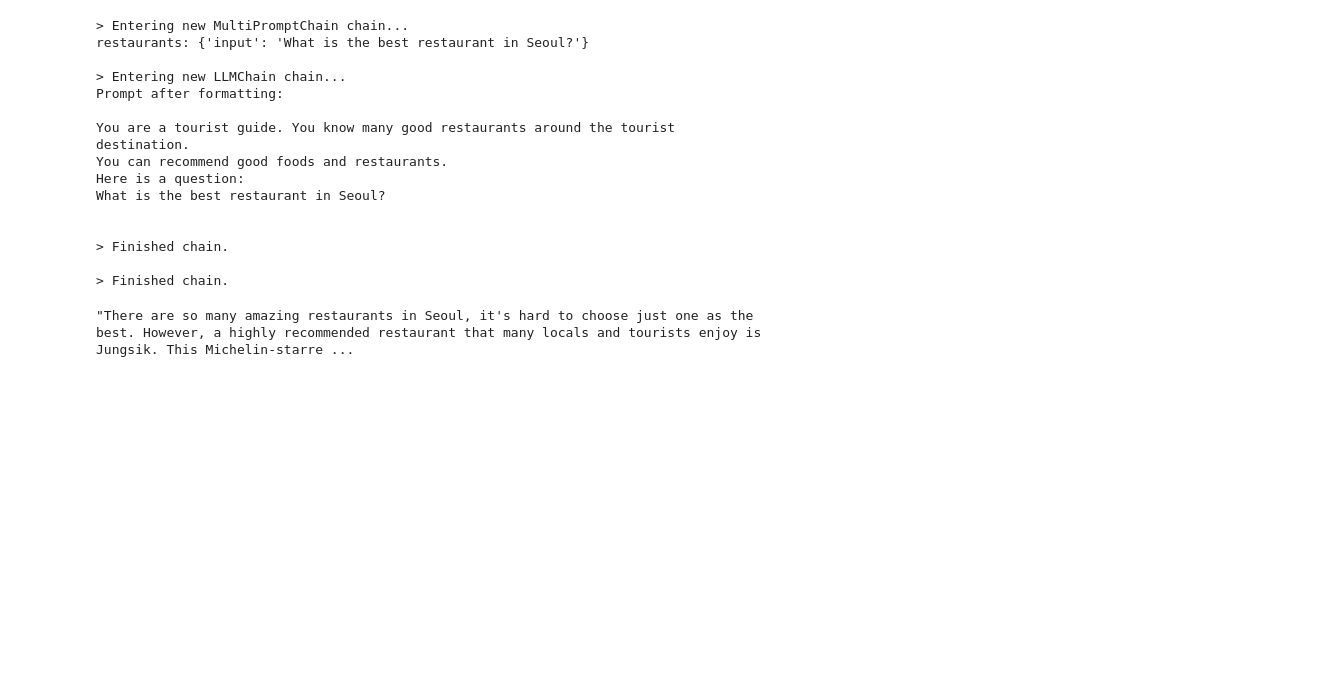
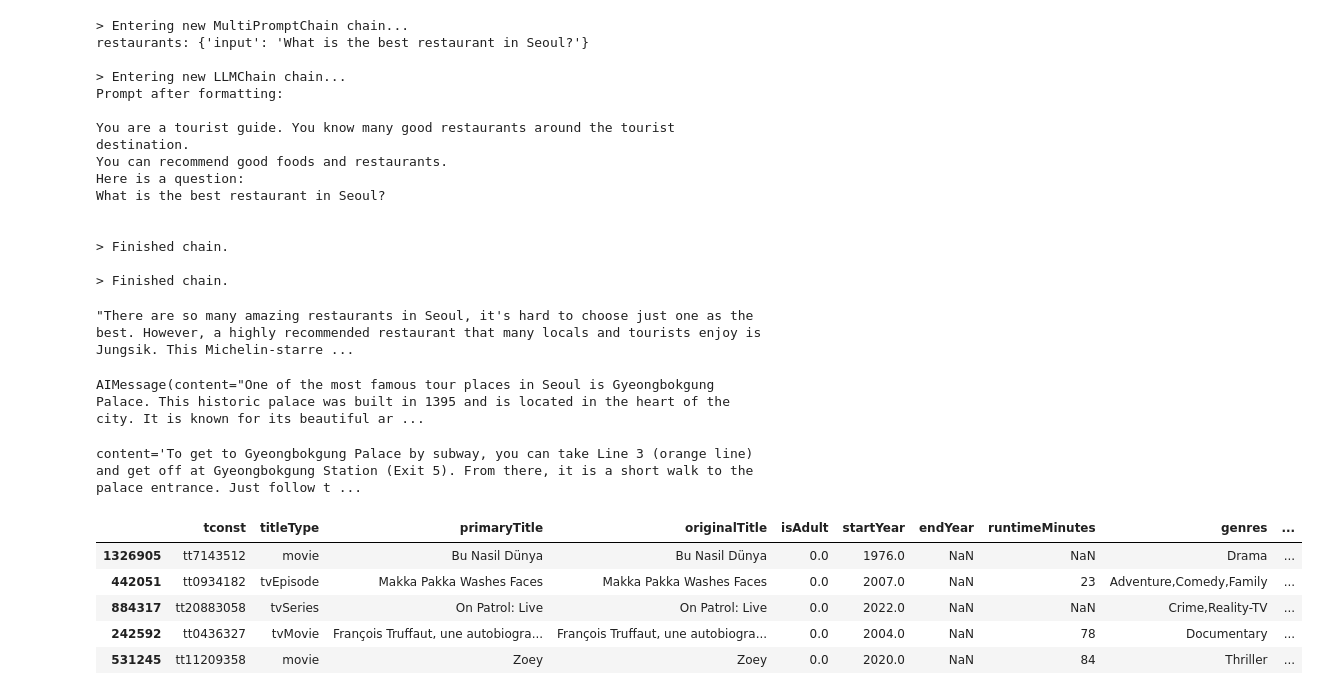
Before and after one commit to Youngerjesus/langchain-practice, a Jupyter notebook: Hello LangChain/Hello LangChain.ipynb, the cells around one changed output. Saved outputs shown, nothing was run; the diff lists cells and outputs as text; code cells hidden in the pictures; blank space fills up the shorter version.

Commit message:
feat: LangChain 어플리케이션 개발하기 15~16

```diff
--- a/Hello LangChain/Hello LangChain.ipynb
+++ b/Hello LangChain/Hello LangChain.ipynb
@@ -1156,3 +1156,38 @@ What is the best restaurant in Seoul?
 
 > Finished chain.
 "There are so many amazing restaurants in Seoul, it's hard to choose just one as the best. However, a highly recommended restaurant that many locals and tourists enjoy is Jungsik. This Michelin-starre ...
+# %%
+from langchain.llms import OpenAI
+from langchain.prompts import PromptTemplate
+from langchain.chains import LLMChain
+from langchain.chat_models import ChatOpenAI
+
+model = ChatOpenAI()
+
+prompt = PromptTemplate.from_template("what is the famous tour place in {city}?")
+chain = prompt | model
+city = "Seoul"
+
+chain.invoke({"city":city})
+# %% [output]
+AIMessage(content="One of the most famous tour places in Seoul is Gyeongbokgung Palace. This historic palace was built in 1395 and is located in the heart of the city. It is known for its beautiful ar ...
+# %%
+# Sequential Chain with LCEL
+from operator import itemgetter
+
+from langchain.chat_models import ChatOpenAI
+from langchain.prompts import PromptTemplate
+from langchain.schema import StrOutputParser
+
+prompt1 = PromptTemplate.from_template("what is the famous tour place in {city}? Tell me the name of the place only without additional comments.")
+prompt2 = PromptTemplate.from_template("How can I get {place} by {transport}?")
+
+chain1 = prompt1 | model
+chain2 = prompt2 | model
+chain = {"place":chain1,"transport":itemgetter("transport")} | chain2
+
+output = chain.invoke({"city": "Seoul", "transport": "subway"})
+
+print(output)
+# %% [output]
+content='To get to Gyeongbokgung Palace by subway, you can take Line 3 (orange line) and get off at Gyeongbokgung Station (Exit 5). From there, it is a short walk to the palace entrance. Just follow t ...
@@ -1158,0 +1222,26 @@ What is the best restaurant in Seoul?
+# %%
+import gzip, shutil
+import pandas as pd
+
+with gzip.open("./dataset/title.basics.tsv.gz", 'rb') as f_in:
+    with open("./dataset/title.basics.tsv", 'wb') as f_out:
+        shutil.copyfileobj(f_in, f_out)
+
+with gzip.open("./dataset/title.ratings.tsv.gz", 'rb') as f_in:
+    with open("./dataset/title.ratings.tsv", 'wb') as f_out:
+        shutil.copyfileobj(f_in, f_out)
+
+
+basics = pd.read_csv('./dataset/title.basics.tsv', sep='\t', low_memory=False, na_values=['\\N'])
+ratings = pd.read_csv('./dataset/title.ratings.tsv', sep='\t', low_memory=False, na_values=['\\N'])
+
+full_data = pd.merge(basics, ratings, on="tconst")
+samples = full_data.sample(n=100,random_state=42)
+samples.head()
+# %% [output]
+|  | tconst | titleType | primaryTitle | originalTitle | isAdult | startYear | endYear | runtimeMinutes | genres | ... |
+| 1326905 | tt7143512 | movie | Bu Nasil Dünya | Bu Nasil Dünya | 0.0 | 1976.0 | NaN | NaN | Drama | ... |
+| 442051 | tt0934182 | tvEpisode | Makka Pakka Washes Faces | Makka Pakka Washes Faces | 0.0 | 2007.0 | NaN | 23 | Adventure,Comedy,Family | ... |
+| 884317 | tt20883058 | tvSeries | On Patrol: Live | On Patrol: Live | 0.0 | 2022.0 | NaN | NaN | Crime,Reality-TV | ... |
+| 242592 | tt0436327 | tvMovie | François Truffaut, une autobiogra... | François Truffaut, une autobiogra... | 0.0 | 2004.0 | NaN | 78 | Documentary | ... |
+| 531245 | tt11209358 | movie | Zoey | Zoey | 0.0 | 2020.0 | NaN | 84 | Thriller | ... |
```
Also changed, not shown: parts of 3 cells of this notebook, 3 other files.
